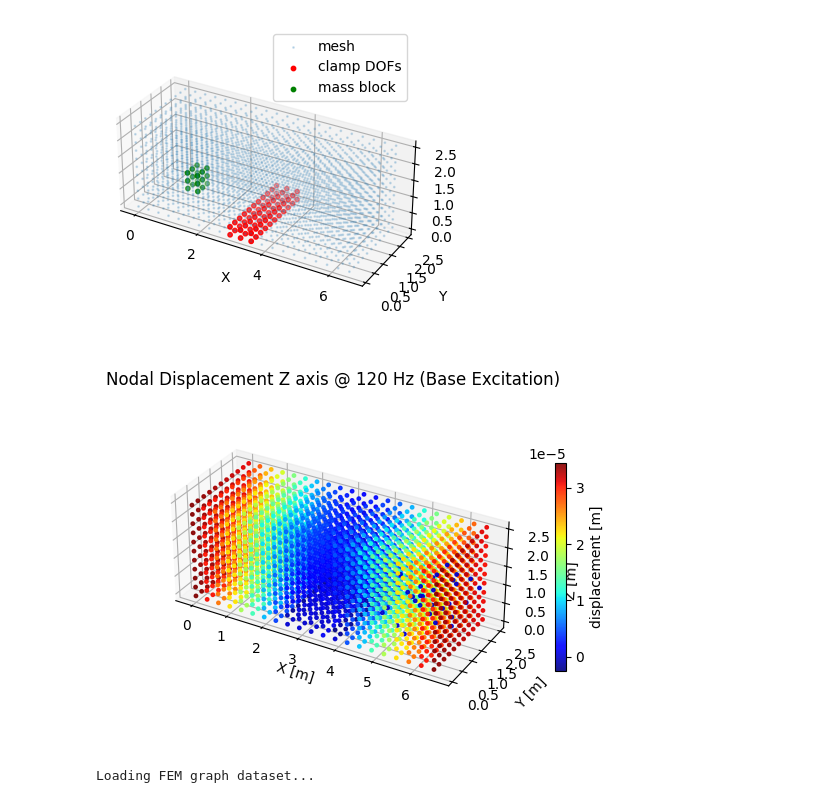
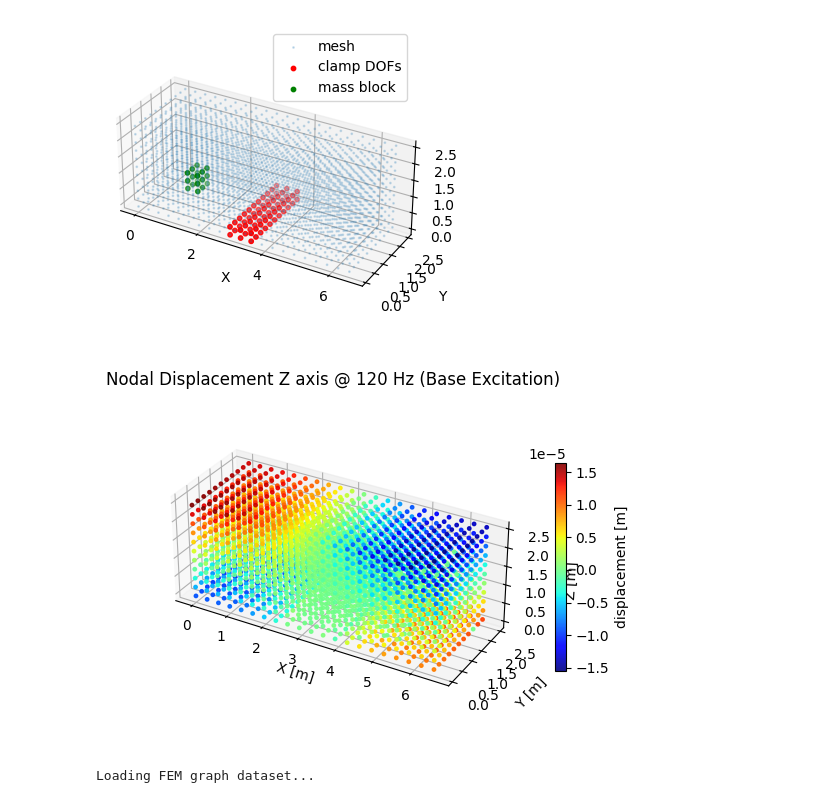
Before and after one commit to bento1/simulation_graph_app, a Jupyter notebook: prediction.ipynb, the cells around one changed output. Drawn from its saved outputs; the diff is of its cells as text; code cells hidden in the pictures.

```diff
--- a/prediction.ipynb
+++ b/prediction.ipynb
@@ -55,9 +55,9 @@ draw_mesh(xyz.values[:,0],xyz.values[:,1],xyz.values[:,2],Lx,Ly,Lz,nx,ny,nz,xm0,
 # %% [output]
 [figure]
 # %%
-draw_disp_on_mesh(xyz.values[:,0],xyz.values[:,1],xyz.values[:,2],disp.values[:,2])
+draw_disp_on_mesh(xyz.values[:,0],xyz.values[:,1],xyz.values[:,2],disp.values[:,0])
 # %% [output]
-[figure, old version]
+[figure, new version]
 # %%
 root = "./test"
 if torch.cuda.is_available() :
```
Also changed, not shown: parts of 2 cells of this notebook, 7 other files.
